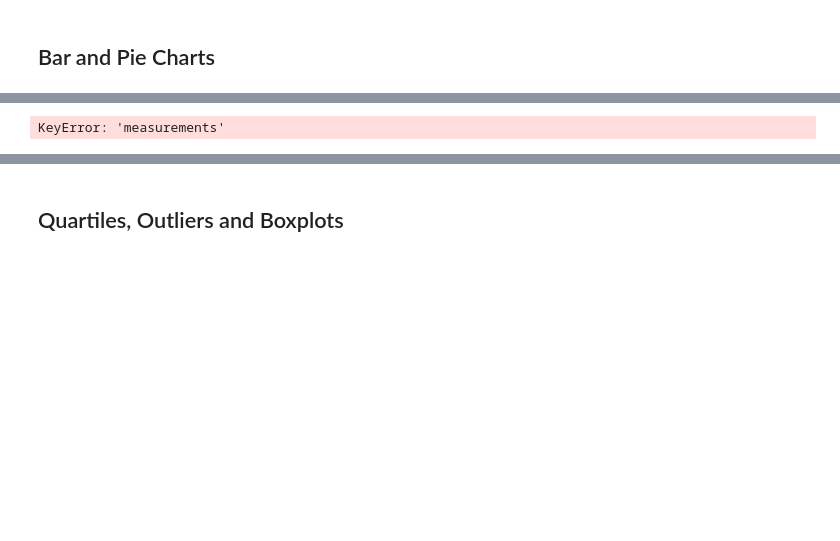
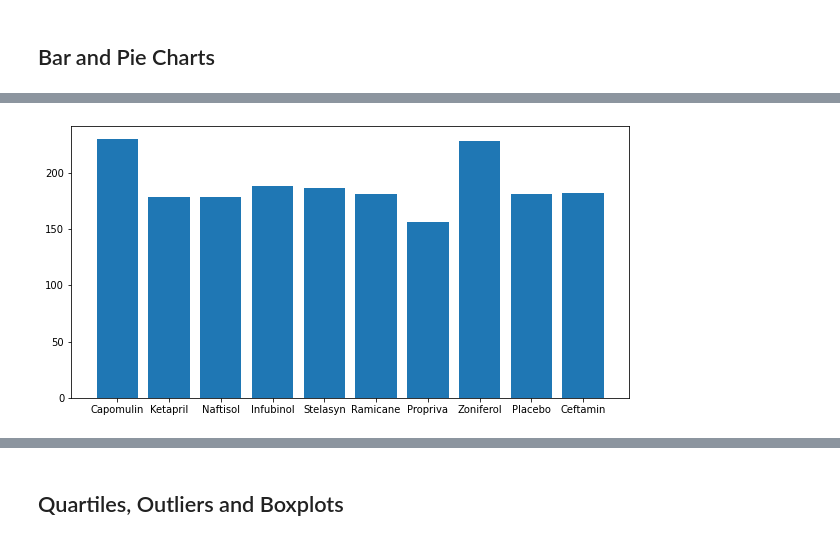
Before and after one commit to rketchum95/Matplotlib-challenge, a Jupyter notebook: main.ipynb, the cells around one changed output, grey strips where cells are left out. Drawn from its saved outputs; the diff is of its cells as text; code cells hidden in the pictures; blank space fills up the shorter version.

```diff
--- a/main.ipynb
+++ b/main.ipynb
@@ -140,7 +135,10 @@ pandas.core.series.Series
 # %%
 # Generate a bar plot showing the total number of measurements taken on each drug regimen using pyplot.
+x_axis=clean_study_data_df.drug_regimen.unique()
+plt.figure(figsize=(10,5))
 measurements=clean_study_data_df.groupby('drug_regimen')['Timepoint'].count()
-clean_study_data_df.plot(kind="bar",x='drug_regimen',y='measurements')
-plot.show()
+plt.bar( x_axis,measurements)
+
+plt.show()
 # %% [output]
-KeyError: 'measurements'
+[figure, added]
```
Also changed, not shown: parts of 5 cells of this notebook.
